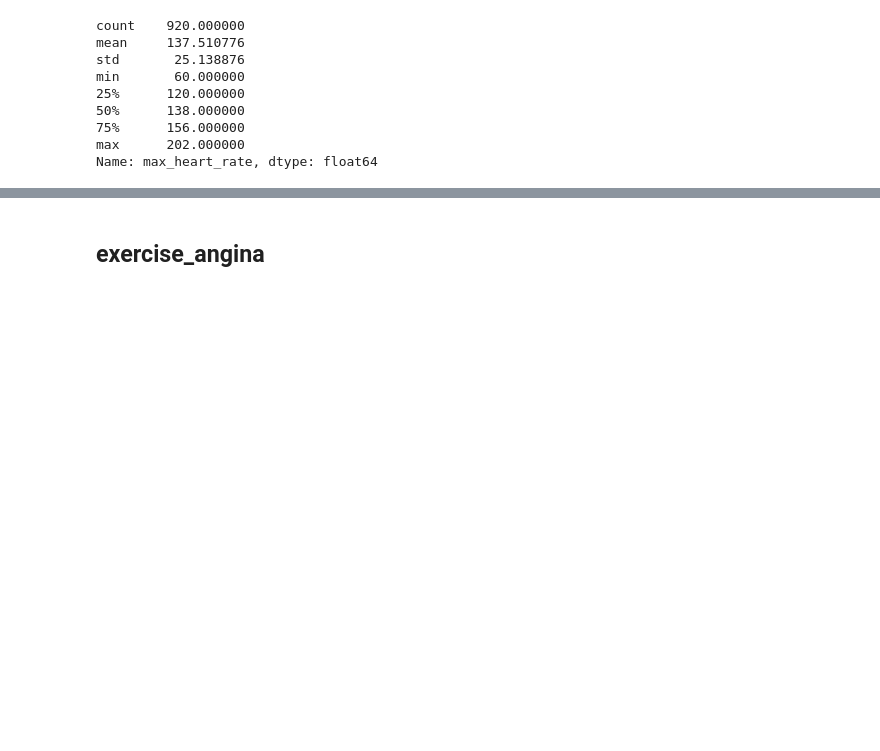
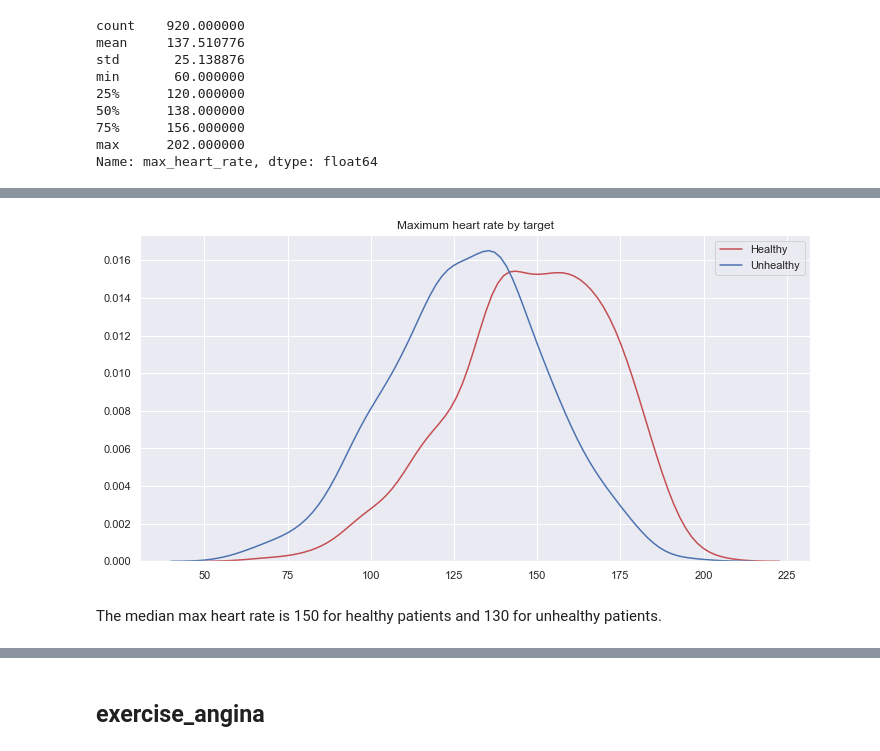
Before and after one commit to dimitraz/medical-data, a Jupyter notebook: Data Wrangling 2.ipynb, the cells around one changed output, grey strips where cells are left out. Cells and saved outputs as stored; diff of their text form; code cells hidden in the pictures; blank space fills up the shorter version.

```diff
--- a/Data Wrangling 2.ipynb
+++ b/Data Wrangling 2.ipynb
@@ -617,0 +635,14 @@ Name: max_heart_rate, dtype: float64
+# %%
+ax = sns.kdeplot(df[df.target == 0].max_heart_rate, color="r", label="Healthy")
+ax = sns.kdeplot(df[df.target == 1].max_heart_rate, label="Unhealthy")
+ax.set_title("Maximum heart rate by target")
+plt.show()
+# %% [output]
+[figure, added]
+# %%
+message = ("The median max heart rate is %d for healthy patients and %d for unhealthy patients.\n" %
+(df[df.target == 0].max_heart_rate.median(), df[df.target == 1].max_heart_rate.median()))
+
+display(Markdown(message))
+# %% [output]
+The median max heart rate is 150 for healthy patients and 130 for unhealthy patients.
```
Also changed, not shown: parts of 9 cells of this notebook.
